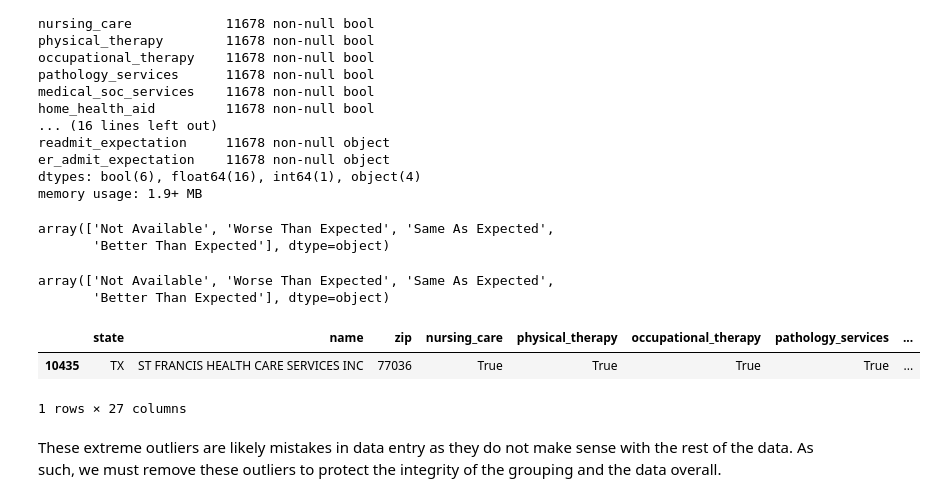
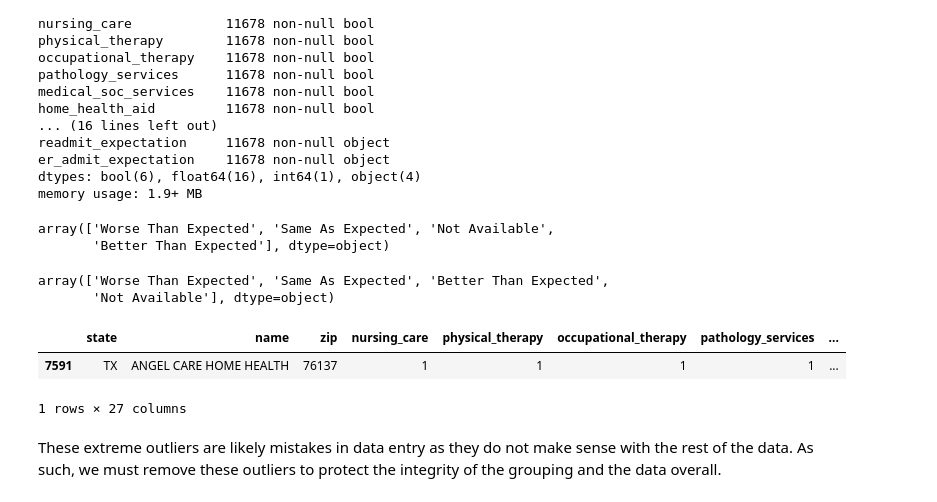
Before and after one commit to jsking751/Capstone_1, a Jupyter notebook: Data Munging/GroupBy_Zipcode.ipynb, the cells around one changed output. Cells and saved outputs as stored; diff of their text form; code cells hidden in the pictures.

Commit message:
Data Munging to Group by Zip Code

```diff
--- a/Data Munging/GroupBy_Zipcode.ipynb
+++ b/Data Munging/GroupBy_Zipcode.ipynb
@@ -165,17 +169,25 @@ readmit_expectation     11678 non-null object
 er_admit_expectation    11678 non-null object
 dtypes: bool(6), float64(16), int64(1), object(4)
 memory usage: 1.9+ MB
+# %%
+# Drop Nulls and Reset Data
+df = df.dropna(how='any').reset_index()
+df = df.drop('index', axis=1)
+# %%
+# Convert Booleans in Beginning of Dataset to Binary 0 and 1
+for n in range(3,9):
+    df.iloc[:,n] = df.iloc[:,n].astype(int)
 # %%
 # Reviewing Distinct Values for Readmission Expectations and ER Admission Expectations
 df.readmit_expectation.unique()
 # %% [output]
-array(['Not Available', 'Worse Than Expected', 'Same As Expected',
+array(['Worse Than Expected', 'Same As Expected', 'Not Available',
        'Better Than Expected'], dtype=object)
 # %%
 df.er_admit_expectation.unique()
 # %% [output]
-array(['Not Available', 'Worse Than Expected', 'Same As Expected',
-       'Better Than Expected'], dtype=object)
+array(['Worse Than Expected', 'Same As Expected', 'Better Than Expected',
+       'Not Available'], dtype=object)
 # %%
 # Changing Categories to Numeric Values for Readmission Expectations and ER Admission Expectations
 for n in range(len(df)):
@@ -195,10 +207,10 @@ for i in range(len(territories)):
     final_hhc = df[df.state != territories[i]]
 # %%
 # The HHC Categories Suffer From Some Extreme Outliers as Indicated by Example Below:
-final_hhc[final_hhc.flu_shot==.5]
+final_hhc[final_hhc.flu_shot == 1]
 # %% [output]
 |  | state | name | zip | nursing_care | physical_therapy | occupational_therapy | pathology_services | ... |
-| 10435 | TX | ST FRANCIS HEALTH CARE SERVICES INC | 77036 | True | True | True | True | ... |
+| 7591 | TX | ANGEL CARE HOME HEALTH | 76137 | 1 | 1 | 1 | 1 | ... |
 1 rows × 27 columns
 # %% [markdown]
 These extreme outliers are likely mistakes in data entry as they do not make sense with the rest of the data.  As such, we must remove these outliers to protect the integrity of the grouping and the data overall.
```
Also changed, not shown: parts of 13 cells of this notebook.
